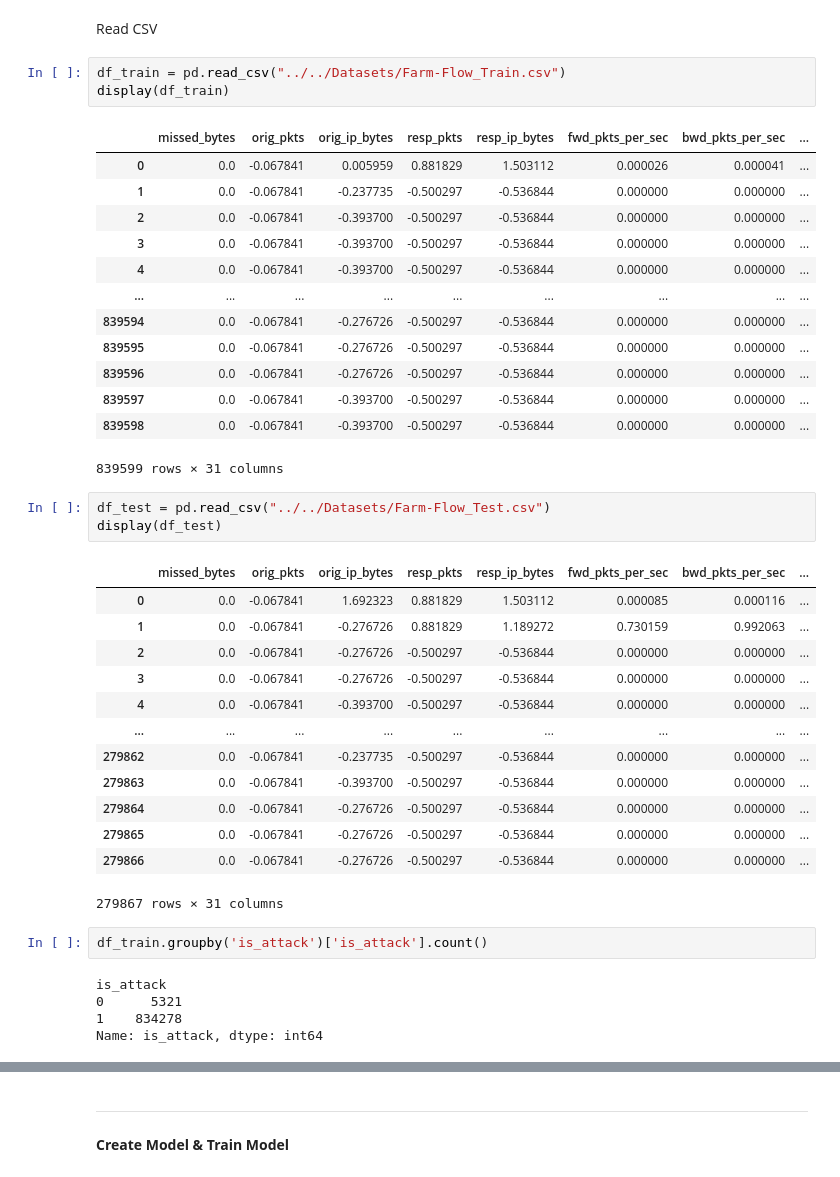
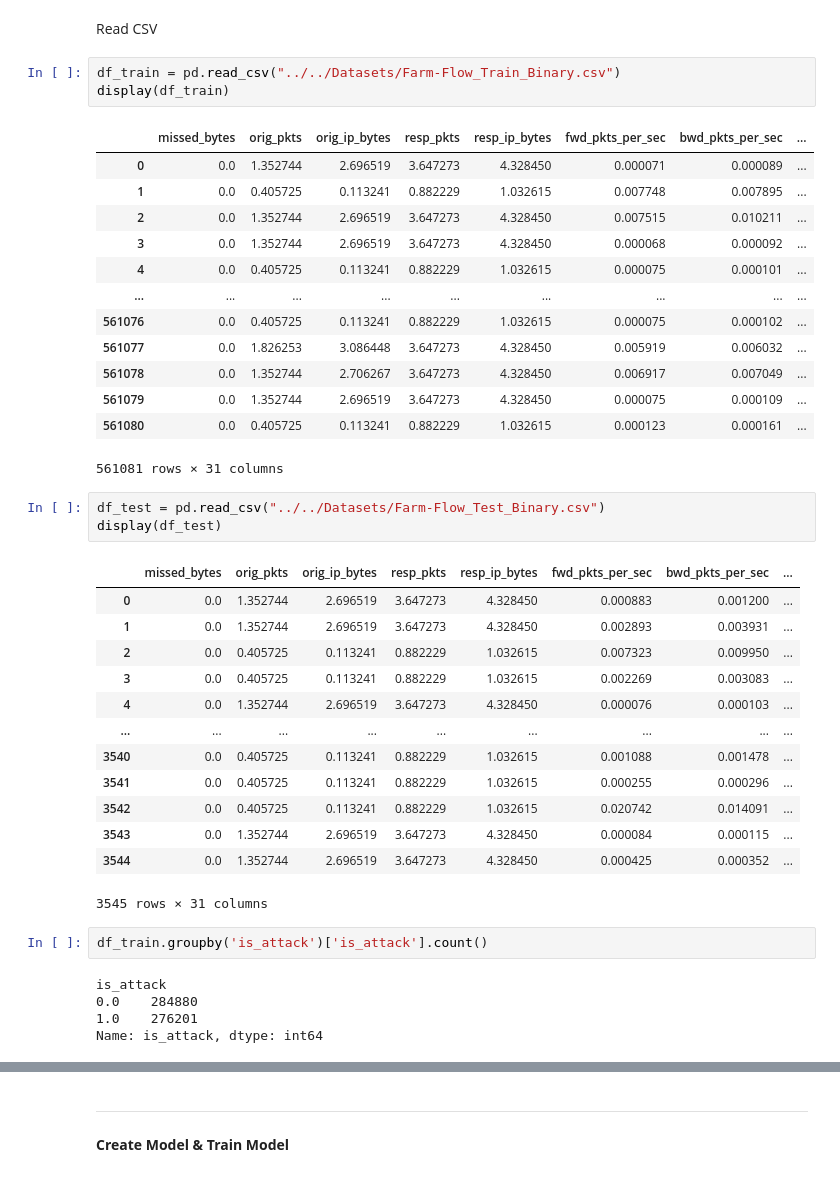
Before and after one commit to ivoafonsobispo/AI-IoT-Security-Detection, a Jupyter notebook: Machine_Learning/Binary/RF_Random-Forest.ipynb, the cells around one changed output, grey strips where cells are left out. Drawn from its saved outputs; the diff is of its cells as text.

```diff
--- a/Machine_Learning/Binary/RF_Random-Forest.ipynb
+++ b/Machine_Learning/Binary/RF_Random-Forest.ipynb
@@ -39,45 +39,45 @@ pd.set_option('display.max_columns', None)
 # %% [markdown]
 Read CSV
 # %%
-df_train = pd.read_csv("../../Datasets/Farm-Flow_Train.csv")
+df_train = pd.read_csv("../../Datasets/Farm-Flow_Train_Binary.csv")
 display(df_train)
 # %% [output]
 |  | missed_bytes | orig_pkts | orig_ip_bytes | resp_pkts | resp_ip_bytes | fwd_pkts_per_sec | bwd_pkts_per_sec | ... |
-| 0 | 0.0 | -0.067841 | 0.005959 | 0.881829 | 1.503112 | 0.000026 | 0.000041 | ... |
-| 1 | 0.0 | -0.067841 | -0.237735 | -0.500297 | -0.536844 | 0.000000 | 0.000000 | ... |
-| 2 | 0.0 | -0.067841 | -0.393700 | -0.500297 | -0.536844 | 0.000000 | 0.000000 | ... |
-| 3 | 0.0 | -0.067841 | -0.393700 | -0.500297 | -0.536844 | 0.000000 | 0.000000 | ... |
-| 4 | 0.0 | -0.067841 | -0.393700 | -0.500297 | -0.536844 | 0.000000 | 0.000000 | ... |
+| 0 | 0.0 | 1.352744 | 2.696519 | 3.647273 | 4.328450 | 0.000071 | 0.000089 | ... |
+| 1 | 0.0 | 0.405725 | 0.113241 | 0.882229 | 1.032615 | 0.007748 | 0.007895 | ... |
+| 2 | 0.0 | 1.352744 | 2.696519 | 3.647273 | 4.328450 | 0.007515 | 0.010211 | ... |
+| 3 | 0.0 | 1.352744 | 2.696519 | 3.647273 | 4.328450 | 0.000068 | 0.000092 | ... |
+| 4 | 0.0 | 0.405725 | 0.113241 | 0.882229 | 1.032615 | 0.000075 | 0.000101 | ... |
 | ... | ... | ... | ... | ... | ... | ... | ... | ... |
-| 839594 | 0.0 | -0.067841 | -0.276726 | -0.500297 | -0.536844 | 0.000000 | 0.000000 | ... |
-| 839595 | 0.0 | -0.067841 | -0.276726 | -0.500297 | -0.536844 | 0.000000 | 0.000000 | ... |
-| 839596 | 0.0 | -0.067841 | -0.276726 | -0.500297 | -0.536844 | 0.000000 | 0.000000 | ... |
-| 839597 | 0.0 | -0.067841 | -0.393700 | -0.500297 | -0.536844 | 0.000000 | 0.000000 | ... |
-| 839598 | 0.0 | -0.067841 | -0.393700 | -0.500297 | -0.536844 | 0.000000 | 0.000000 | ... |
+| 561076 | 0.0 | 0.405725 | 0.113241 | 0.882229 | 1.032615 | 0.000075 | 0.000102 | ... |
+| 561077 | 0.0 | 1.826253 | 3.086448 | 3.647273 | 4.328450 | 0.005919 | 0.006032 | ... |
+| 561078 | 0.0 | 1.352744 | 2.706267 | 3.647273 | 4.328450 | 0.006917 | 0.007049 | ... |
+| 561079 | 0.0 | 1.352744 | 2.696519 | 3.647273 | 4.328450 | 0.000075 | 0.000109 | ... |
+| 561080 | 0.0 | 0.405725 | 0.113241 | 0.882229 | 1.032615 | 0.000123 | 0.000161 | ... |
-839599 rows × 31 columns
+561081 rows × 31 columns
 # %%
-df_test = pd.read_csv("../../Datasets/Farm-Flow_Test.csv")
+df_test = pd.read_csv("../../Datasets/Farm-Flow_Test_Binary.csv")
 display(df_test)
 # %% [output]
 |  | missed_bytes | orig_pkts | orig_ip_bytes | resp_pkts | resp_ip_bytes | fwd_pkts_per_sec | bwd_pkts_per_sec | ... |
-| 0 | 0.0 | -0.067841 | 1.692323 | 0.881829 | 1.503112 | 0.000085 | 0.000116 | ... |
-| 1 | 0.0 | -0.067841 | -0.276726 | 0.881829 | 1.189272 | 0.730159 | 0.992063 | ... |
-| 2 | 0.0 | -0.067841 | -0.276726 | -0.500297 | -0.536844 | 0.000000 | 0.000000 | ... |
-| 3 | 0.0 | -0.067841 | -0.276726 | -0.500297 | -0.536844 | 0.000000 | 0.000000 | ... |
-| 4 | 0.0 | -0.067841 | -0.393700 | -0.500297 | -0.536844 | 0.000000 | 0.000000 | ... |
+| 0 | 0.0 | 1.352744 | 2.696519 | 3.647273 | 4.328450 | 0.000883 | 0.001200 | ... |
+| 1 | 0.0 | 1.352744 | 2.696519 | 3.647273 | 4.328450 | 0.002893 | 0.003931 | ... |
+| 2 | 0.0 | 0.405725 | 0.113241 | 0.882229 | 1.032615 | 0.007323 | 0.009950 | ... |
+| 3 | 0.0 | 0.405725 | 0.113241 | 0.882229 | 1.032615 | 0.002269 | 0.003083 | ... |
+| 4 | 0.0 | 1.352744 | 2.696519 | 3.647273 | 4.328450 | 0.000076 | 0.000103 | ... |
 | ... | ... | ... | ... | ... | ... | ... | ... | ... |
-| 279862 | 0.0 | -0.067841 | -0.237735 | -0.500297 | -0.536844 | 0.000000 | 0.000000 | ... |
-| 279863 | 0.0 | -0.067841 | -0.393700 | -0.500297 | -0.536844 | 0.000000 | 0.000000 | ... |
-| 279864 | 0.0 | -0.067841 | -0.276726 | -0.500297 | -0.536844 | 0.000000 | 0.000000 | ... |
-| 279865 | 0.0 | -0.067841 | -0.276726 | -0.500297 | -0.536844 | 0.000000 | 0.000000 | ... |
-| 279866 | 0.0 | -0.067841 | -0.276726 | -0.500297 | -0.536844 | 0.000000 | 0.000000 | ... |
+| 3540 | 0.0 | 0.405725 | 0.113241 | 0.882229 | 1.032615 | 0.001088 | 0.001478 | ... |
+| 3541 | 0.0 | 0.405725 | 0.113241 | 0.882229 | 1.032615 | 0.000255 | 0.000296 | ... |
+| 3542 | 0.0 | 0.405725 | 0.113241 | 0.882229 | 1.032615 | 0.020742 | 0.014091 | ... |
+| 3543 | 0.0 | 1.352744 | 2.696519 | 3.647273 | 4.328450 | 0.000084 | 0.000115 | ... |
+| 3544 | 0.0 | 1.352744 | 2.696519 | 3.647273 | 4.328450 | 0.000425 | 0.000352 | ... |
-279867 rows × 31 columns
+3545 rows × 31 columns
 # %%
 df_train.groupby('is_attack')['is_attack'].count()
 # %% [output]
 is_attack
-0      5321
-1    834278
+0.0    284880
+1.0    276201
 Name: is_attack, dtype: int64
 # %%
 df_test.groupby('is_attack')['is_attack'].count()
```
Also changed, not shown: parts of 5 cells of this notebook, 2 other files.
